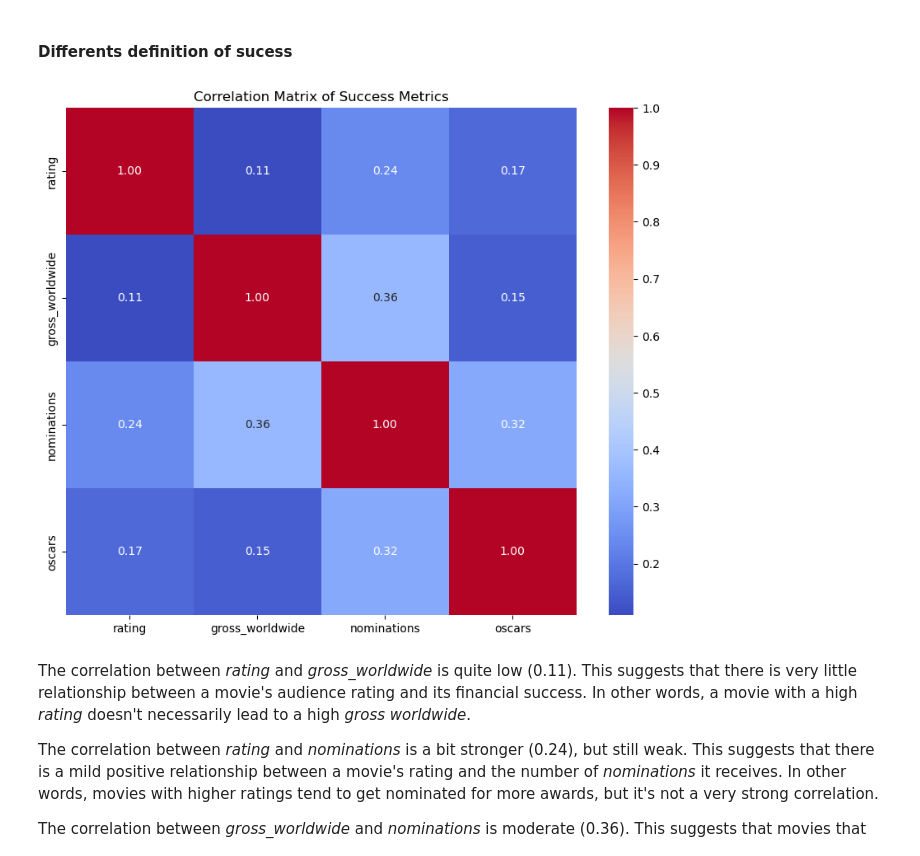
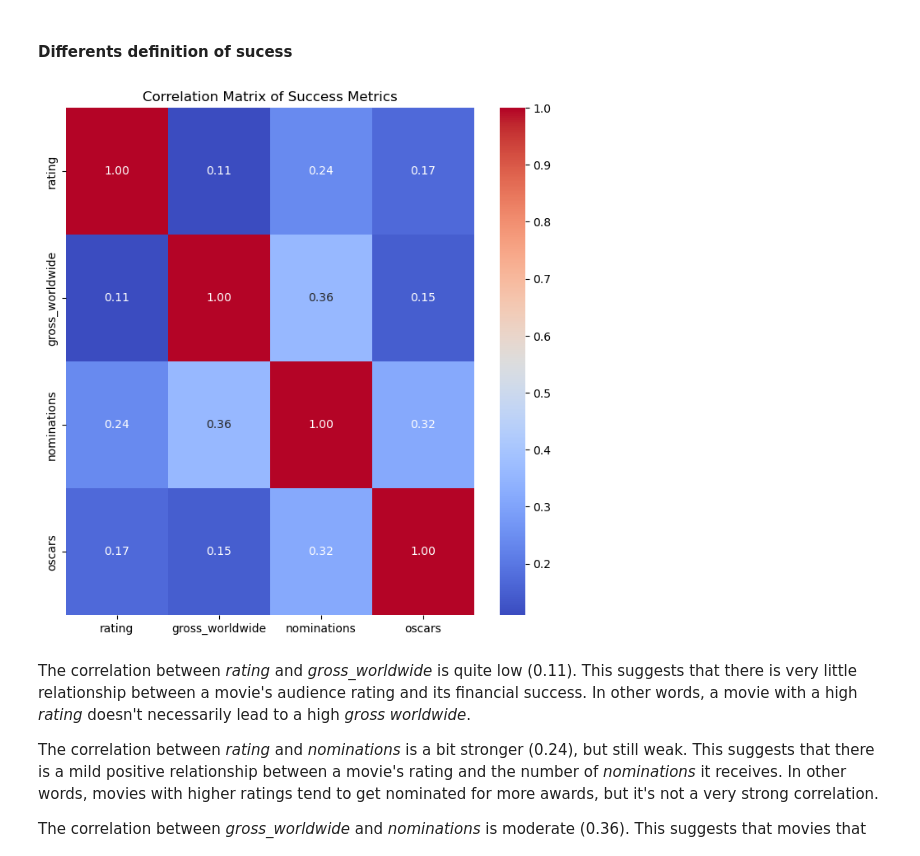
Before and after one commit to com-480-data-visualization/404NotFound, a Jupyter notebook: Milestones/Milestone1.ipynb, the cells around one changed output. Saved outputs shown, nothing was run; the diff lists cells and outputs as text; code cells hidden in the pictures.

```diff
--- a/Milestones/Milestone1.ipynb
+++ b/Milestones/Milestone1.ipynb
@@ -607,14 +615,14 @@ plt.show()
 # %%
 success_columns = ['rating', 'gross_worldwide', 'nominations', 'oscars']
 
 correlation_matrix = merged_df[success_columns].corr()
 
-plt.figure(figsize=(10, 8))
+plt.figure(figsize=(8, 8))
 sns.heatmap(correlation_matrix, annot=True, cmap='coolwarm', fmt='.2f')
 plt.title("Correlation Matrix of Success Metrics")
 plt.show()
 # %% [output]
-[figure, old version]
+[figure, new version]
 # %% [markdown]
 The correlation between *rating* and *gross_worldwide* is quite low (0.11). This suggests that there is very little relationship between a movie's audience rating and its financial success. In other words, a movie with a high *rating* doesn't necessarily lead to a high *gross worldwide*.
 
```
Also changed, not shown: parts of 16 cells of this notebook, 1 other file.
